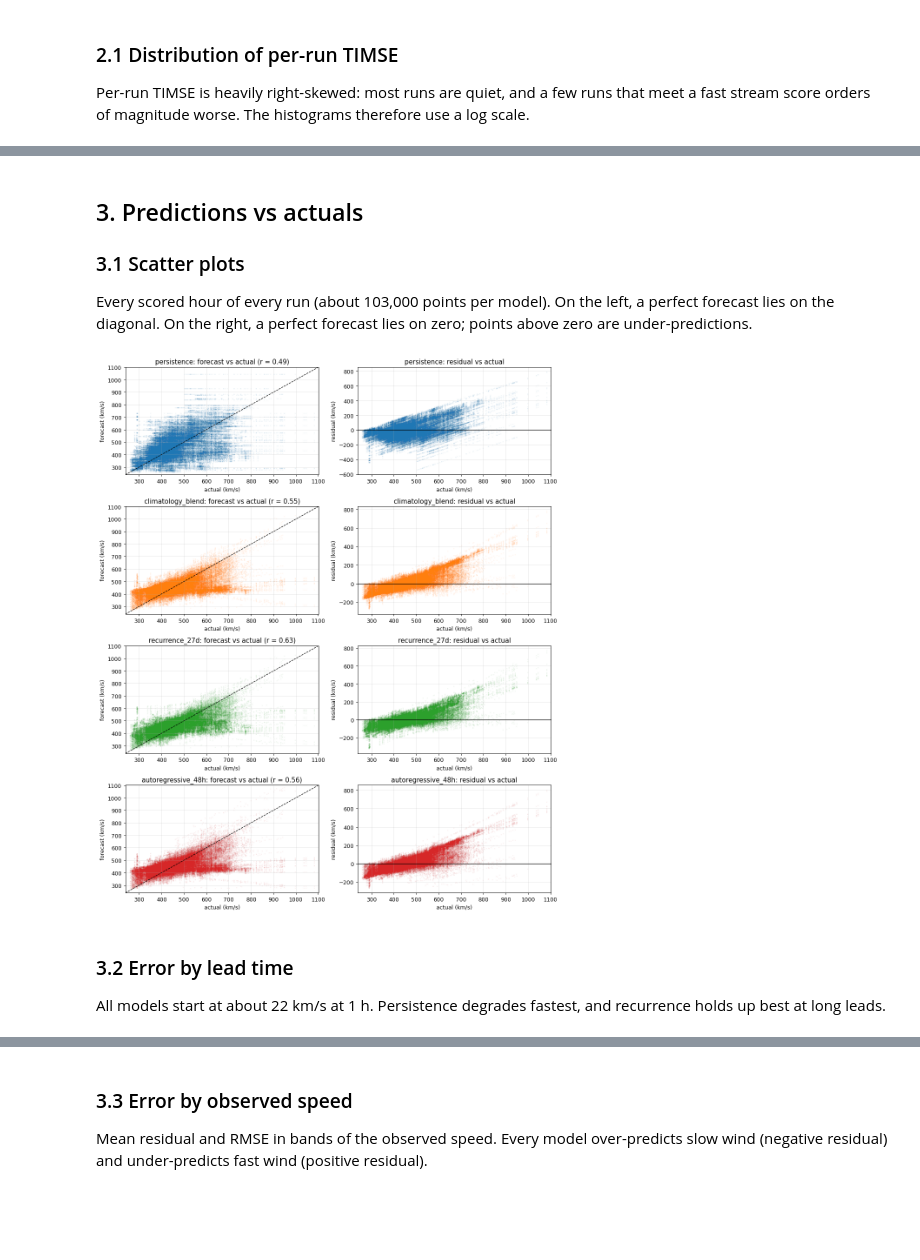
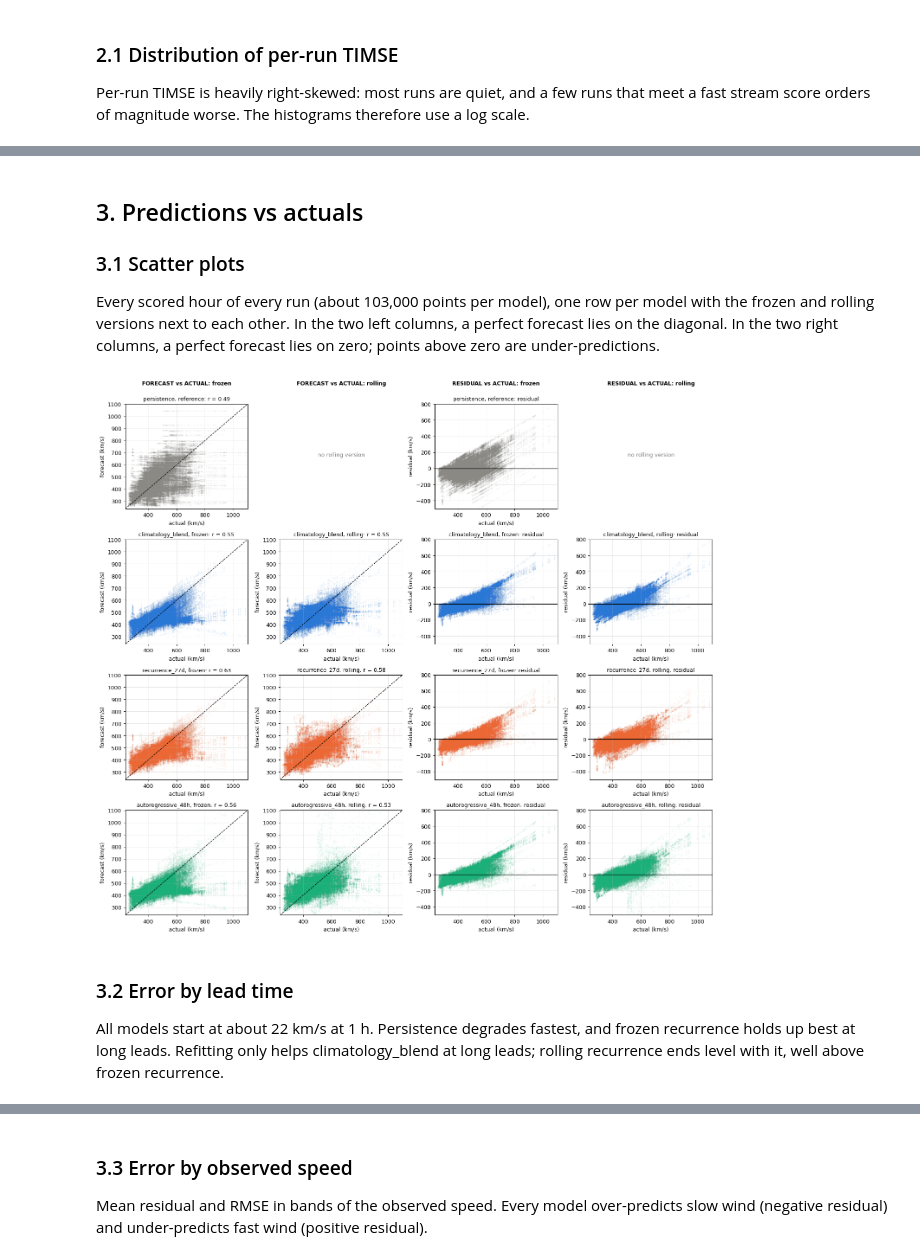
Before and after one commit to chingozhatinashe/benchlab-competition, a Jupyter notebook: src/experiments/baselines.ipynb, the cells around one changed output, grey strips where cells are left out. Drawn from its saved outputs; the diff is of its cells as text; code cells hidden in the pictures; blank space fills up the shorter version.

```diff
--- a/src/experiments/baselines.ipynb
+++ b/src/experiments/baselines.ipynb
@@ -203,16 +292,19 @@ versus = pd.DataFrame(
             "runs beating persistence": (run_scores[name] < run_scores["persistence"]).mean(),
             "median ratio to persistence": (run_scores[name] / run_scores["persistence"]).median(),
         }
-        for name in ALL
+        for name in MODELS
         if name != "persistence"
     }
 ).T
-display(versus.map("{:.2f}".format))
+display(by_model(versus).map("{:.2f}".format))
 
-fig, ax = plt.subplots()
-for name in ALL:
-    ax.plot(run_scores.index, run_scores[name], lw=0.6, color=COLORS[name], label=name)
-ax.set_yscale("log")
-ax.set(ylabel="per-run TIMSE (km/s)^3", title="Per-run TIMSE by forecast time t0")
-ax.legend(fontsize=8, ncol=4);
+fig, axes = plt.subplots(len(PAIRS), 1, figsize=(11, 2.6 * len(PAIRS)), sharex=True, sharey=True)
+for ax, pair in zip(axes, PAIRS, strict=True):
+    for name in pair:
+        ax.plot(run_scores.index, run_scores[name], **style(name, lw=0.8))
+    ax.set_yscale("log")
+    ax.set(ylabel="per-run TIMSE", title=family(pair[0]))
+fig.suptitle("Per-run TIMSE (km/s)^3 by forecast time t0")
+fig.tight_layout()
+add_legend(fig, families=[family(p[0]) for p in PAIRS])
 # %% [output]
@@ -226,31 +322,48 @@ ax.legend(fontsize=8, ncol=4);
 
 ### 3.1 Scatter plots
 
-Every scored hour of every run (about 103,000 points per model). On the left, a perfect forecast
-lies on the diagonal. On the right, a perfect forecast lies on zero; points above zero are
+Every scored hour of every run (about 103,000 points per model), one row per model with the
+frozen and rolling versions next to each other. In the two left columns, a perfect forecast lies
+on the diagonal. In the two right columns, a perfect forecast lies on zero; points above zero are
 under-predictions.
 # %%
 ok = np.isfinite(actual)
-fig, axes = plt.subplots(len(ALL), 2, figsize=(12, 3.6 * len(ALL)))
 lims = (np.nanmin(actual) - 20, np.nanmax(actual) + 20)
-for (ax_l, ax_r), name in zip(axes, ALL, strict=True):
-    a, f, r = actual[ok], forecasts[name][ok], residuals[name][ok]
-    ax_l.scatter(a, f, s=1, alpha=0.05, color=COLORS[name], rasterized=True)
-    ax_l.plot(lims, lims, "k--", lw=1)
-    ax_l.set(xlim=lims, ylim=lims, xlabel="actual (km/s)", ylabel="forecast (km/s)")
-    ax_l.set_title(f"{name}: forecast vs actual (r = {np.corrcoef(a, f)[0, 1]:.2f})")
-    ax_r.scatter(a, r, s=1, alpha=0.05, color=COLORS[name], rasterized=True)
-    ax_r.axhline(0, color="k", lw=1)
-    ax_r.set(xlim=lims, xlabel="actual (km/s)", ylabel="residual (km/s)")
-    ax_r.set_title(f"{name}: residual vs actual")
+fig, axes = plt.subplots(len(FAMILIES), 4, figsize=(16, 3.6 * len(FAMILIES)))
+for row, fam in zip(axes, FAMILIES, strict=True):
+    versions = {version(m): m for m in MODELS if family(m) == fam}
+    for col, ver in enumerate(["frozen", "rolling"]):
+        name = versions.get(ver, versions.get("reference") if ver == "frozen" else None)
+        ax_f, ax_r = row[col], row[col + 2]
+        if name is None:
+            for ax in (ax_f, ax_r):
+                ax.text(0.5, 0.5, "no rolling version", transform=ax.transAxes, ha="center",
+                        color="0.5")
+                ax.axis("off")
+            continue
+        a, f, r = actual[ok], forecasts[name][ok], residuals[name][ok]
+        color = COLORS[fam]
+        ax_f.scatter(a, f, s=1, alpha=0.05, color=color, rasterized=True)
+        ax_f.plot(lims, lims, "k--", lw=1)
+        ax_f.set(xlim=lims, ylim=lims, xlabel="actual (km/s)", ylabel="forecast (km/s)")
+        ax_f.set_title(f"{fam}, {version(name)}: r = {np.corrcoef(a, f)[0, 1]:.2f}", fontsize=10)
+        ax_r.scatter(a, r, s=1, alpha=0.05, color=color, rasterized=True)
+        ax_r.axhline(0, color="k", lw=1)
+        ax_r.set(xlim=lims, ylim=(-500, 800), xlabel="actual (km/s)", ylabel="residual (km/s)")
+        ax_r.set_title(f"{fam}, {version(name)}: residual", fontsize=10)
+for ax, title in zip(axes[0], ["FORECAST vs ACTUAL: frozen", "FORECAST vs ACTUAL: rolling",
+                               "RESIDUAL vs ACTUAL: frozen", "RESIDUAL vs ACTUAL: rolling"],
+                     strict=True):
+    ax.annotate(title, (0.5, 1.18), xycoords="axes fraction", ha="center", fontweight="bold")
 fig.tight_layout()
 # %% [output]
-[figure, old version]
+[figure, new version]
 # %% [markdown]
 ### 3.2 Error by lead time
 
-All models start at about 22 km/s at 1 h. Persistence degrades fastest, and recurrence holds up
-best at long leads.
+All models start at about 22 km/s at 1 h. Persistence degrades fastest, and frozen recurrence holds
+up best at long leads. Refitting only helps climatology_blend at long leads; rolling recurrence ends
+level with it, well above frozen recurrence.
 # %%
 lead_index = pd.RangeIndex(1, HORIZON + 1, name="lead (h)")
 lead_rmse = pd.DataFrame(
```
Also changed, not shown: parts of 29 cells of this notebook, 5 other files.
